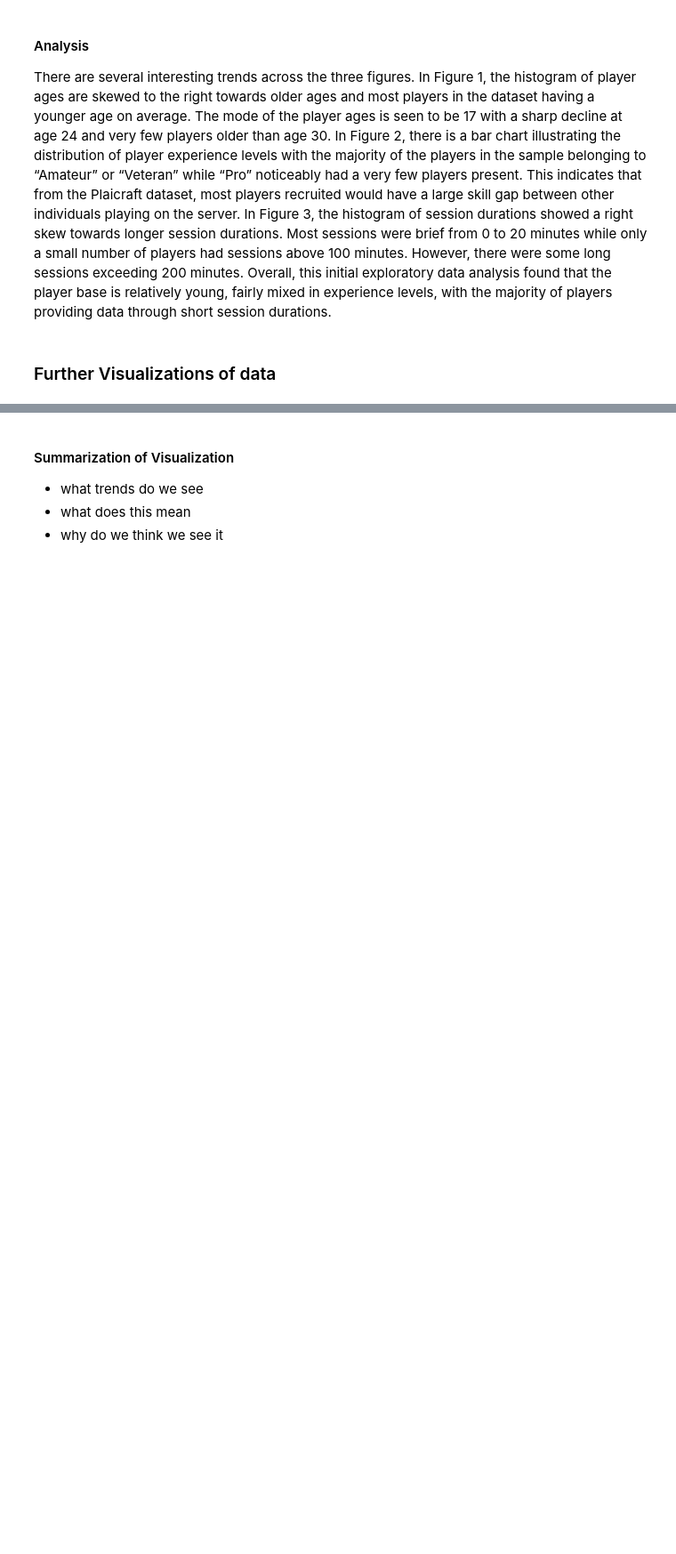
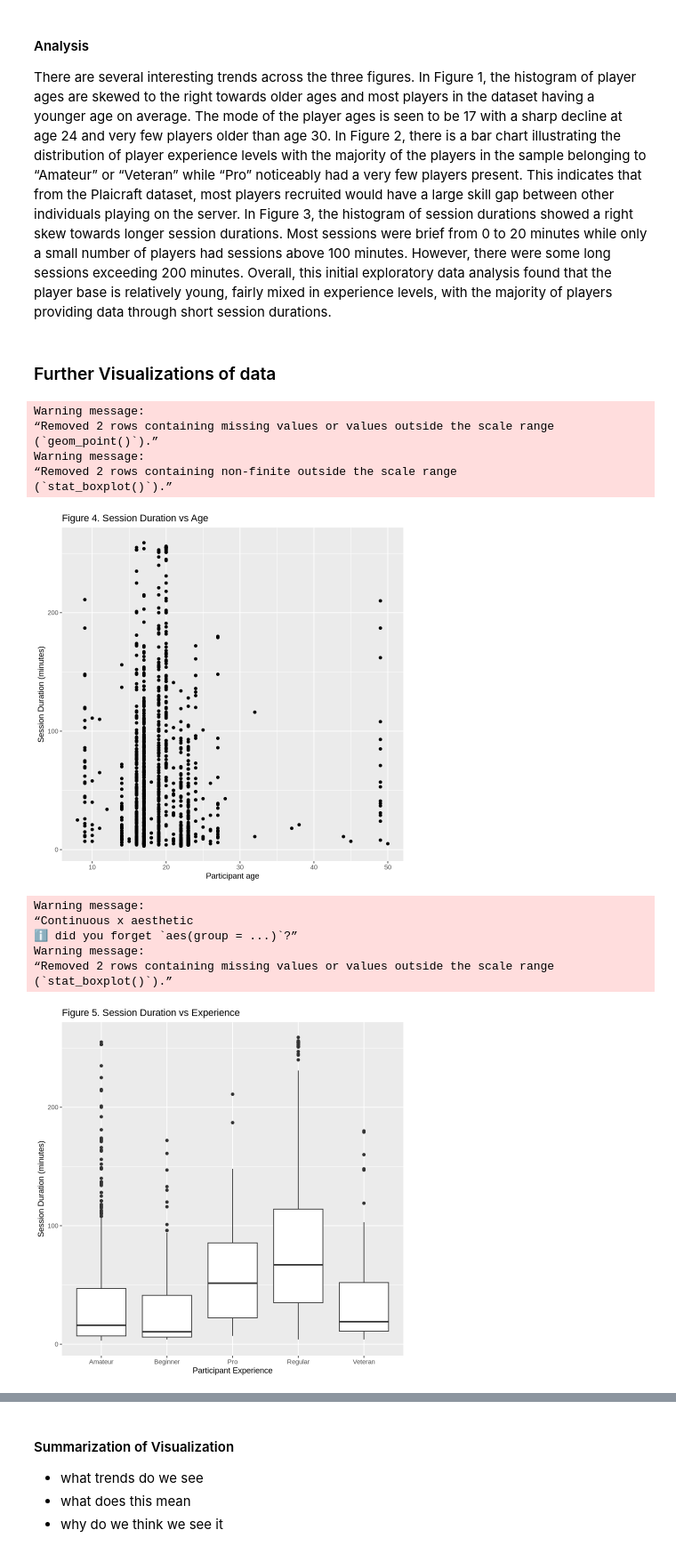
Before and after one commit to realchh/DSCI100-Group-009-22, a Jupyter notebook: Project Final Report.ipynb, the cells around one changed output, grey strips where cells are left out. Shown at 89% size. Saved outputs shown, nothing was run; the diff lists cells and outputs as text; code cells hidden in the pictures; blank space fills up the shorter version.

```diff
--- a/Project Final Report.ipynb
+++ b/Project Final Report.ipynb
@@ -251,21 +269,36 @@ There are several interesting trends across the three figures. In Figure 1, the
 # %%
 time_vs_age <- joined_data |>
     filter(age < 65) |>
     ggplot(aes(x = age, y = session_duration)) +
     geom_point() +
     labs(x = "Participant age", y = "Session Duration (minutes)", title = "Figure 4. Session Duration vs Age")
 time_vs_age
 
 time_vs_exp <- joined_data |>
     filter(age < 65) |>
     ggplot(aes(x = experience, y = session_duration)) +
-    geom_point() +
+    geom_boxplot() +
     labs(x = "Participant Experience", y = "Session Duration (minutes)", title = "Figure 5. Session Duration vs Experience")
 time_vs_exp
 
 time_vs_duration <- joined_data |>
     filter(age < 65) |>
     ggplot(aes(x = session_duration, y = played_hours)) +
     geom_point() +
     labs(x = "Session Duration (minutes)", y = "Total time played (Hours)", title = "Figure 6. Total time played vs individual session duration")
 time_vs_duration
+# %% [output]
+Warning message:
+“Removed 2 rows containing missing values or values outside the scale range
+(`geom_point()`).”
+Warning message:
+“Removed 2 rows containing non-finite outside the scale range
+(`stat_boxplot()`).”
+[figure, added]
+Warning message:
+“Continuous x aesthetic
+ℹ did you forget `aes(group = ...)`?”
+Warning message:
+“Removed 2 rows containing missing values or values outside the scale range
+(`stat_boxplot()`).”
+[figure, added]
```
Also changed, not shown: parts of 6 cells of this notebook.
